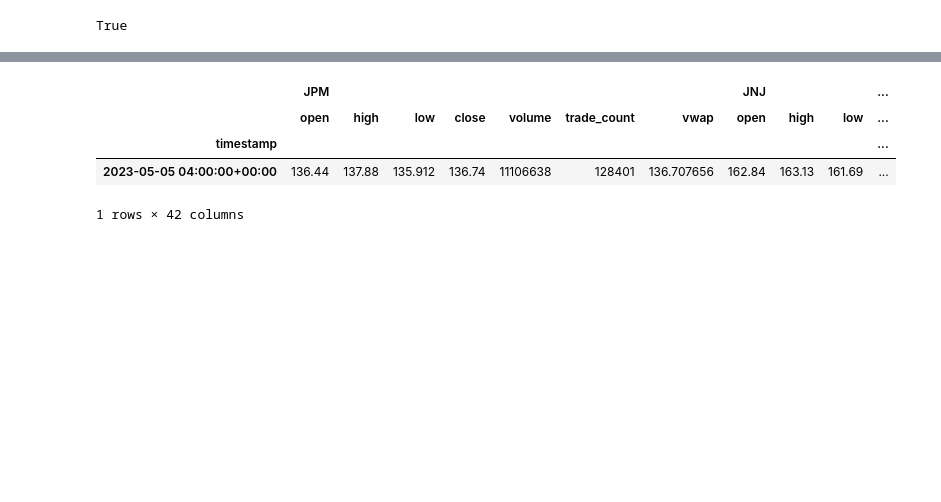
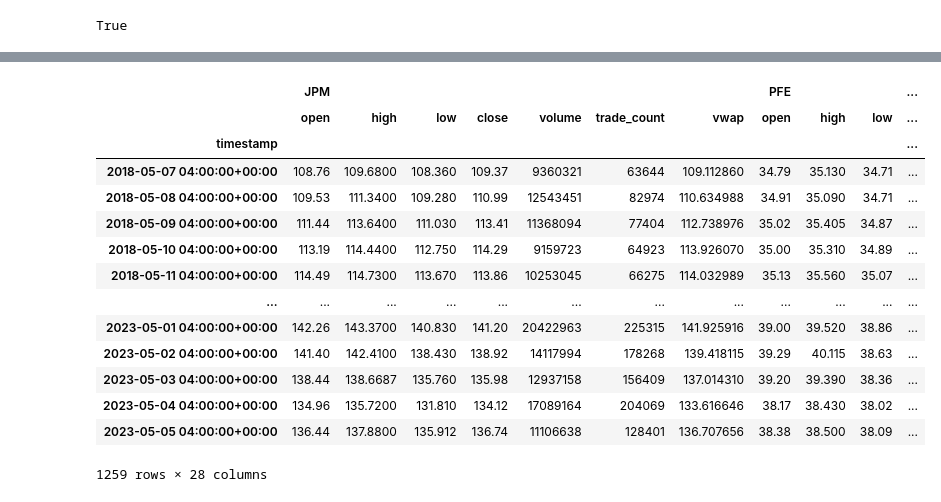
Before and after one commit to tashlui35/Project_1, a Jupyter notebook: code/groupProject.ipynb, the cells around one changed output, grey strips where cells are left out. Cells and saved outputs as stored; diff of their text form; code cells hidden in the pictures; blank space fills up the shorter version.

```diff
--- a/code/groupProject.ipynb
+++ b/code/groupProject.ipynb
@@ -34,3 +37,21 @@ api = tradeapi.REST(
     alpaca_secret_key,
     api_version = "v2"
 )
+# %%
+initial_investment = input('Please type in the total initial investment: $')
+
+stock_name1 = input('Please choose the stock you want to invest: JPM, JNJ, MSFT, RIO, PFE?')# Set weights
+stock1_weight = input(f"Please type in the weight to invest {stock_name1}")
+
+stock_name2 = input('Please choose the second stock you want to invest: JPM, JNJ, MSFT, RIO, PFE? ')
+stock2_weight = input(f"Please type in the weight to invest {stock_name2}")
+
+stock_name3 = input('Please choose the second stock you want to invest: JPM, JNJ, MSFT, RIO, PFE? ')
+stock3_weight = input(f"Please type in the weight to invest {stock_name3}")
+
+stock1_weight = float(stock1_weight)
+stock2_weight = float(stock2_weight)
+stock3_weight = float(stock3_weight)
+
+weights = [stock1_weight, stock2_weight, stock3_weight]
+initial_investment = int(initial_investment)
@@ -37,9 +66,10 @@ api = tradeapi.REST(
 # %%
 # Format todays date as ISO format
-today = pd.Timestamp("2023-05-05", tz="America/New_York").isoformat()
+start_date = pd.Timestamp("2018-05-07", tz="America/New_York").isoformat()
+end_date = pd.Timestamp("2023-05-07", tz="America/New_York").isoformat()
 
 # Set the tickers
-tickers = ['JPM','JNJ','MSFT','RIO','PFE','SPY']
+tickers = [stock_name1, stock_name2, stock_name3, 'SPY']
 
 # Set timeframe to "1Day" for Alpaca API
 timeframe = "1Day"
@@ -48,26 +78,40 @@ timeframe = "1Day"
 df_portfolio = api.get_bars(
     tickers,
     timeframe,
-    start = today,
-    end = today
+    start = start_date,
+    end = end_date
 ).df
 # %%
 # Reorganize the DataFrame
 # Separate ticker data
-JPM = df_portfolio[df_portfolio['symbol']=='JPM'].drop('symbol', axis=1)
-JNJ = df_portfolio[df_portfolio['symbol']=='JNJ'].drop('symbol', axis=1)
-MSFT = df_portfolio[df_portfolio['symbol']=='MSFT'].drop('symbol', axis=1)
-RIO = df_portfolio[df_portfolio['symbol']=='RIO'].drop('symbol', axis=1)
-PFE = df_portfolio[df_portfolio['symbol']=='PFE'].drop('symbol', axis=1)
+# JPM = df_portfolio[df_portfolio['symbol']=='JPM'].drop('symbol', axis=1)
+# JNJ = df_portfolio[df_portfolio['symbol']=='JNJ'].drop('symbol', axis=1)
+# MSFT = df_portfolio[df_portfolio['symbol']=='MSFT'].drop('symbol', axis=1)
+# RIO = df_portfolio[df_portfolio['symbol']=='RIO'].drop('symbol', axis=1)
+# PFE = df_portfolio[df_portfolio['symbol']=='PFE'].drop('symbol', axis=1)
 SPY = df_portfolio[df_portfolio['symbol']=='SPY'].drop('symbol', axis=1)
+stock1 = df_portfolio[df_portfolio['symbol']== stock_name1].drop('symbol', axis=1)
+stock2 = df_portfolio[df_portfolio['symbol']== stock_name2].drop('symbol', axis=1)
+stock3 = df_portfolio[df_portfolio['symbol']== stock_name3].drop('symbol', axis=1)
+
 # Concatenate the ticker DataFrames
-df_combined = pd.concat([JPM,JNJ,MSFT,RIO,PFE,SPY], axis=1, keys=['JPM','JNJ','MSFT','RIO','PFE','SPY'])
+df_combined = pd.concat([stock1,stock2,stock3,SPY], axis=1, keys=[stock_name1,stock_name2,stock_name3,'SPY'])
 df_combined
 # %% [output]
-|  | JPM |  |  |  |  |  |  | JNJ |  |  | ... |
+|  | JPM |  |  |  |  |  |  | PFE |  |  | ... |
 |  | open | high | low | close | volume | trade_count | vwap | open | high | low | ... |
 | timestamp |  |  |  |  |  |  |  |  |  |  | ... |
-| 2023-05-05 04:00:00+00:00 | 136.44 | 137.88 | 135.912 | 136.74 | 11106638 | 128401 | 136.707656 | 162.84 | 163.13 | 161.69 | ... |
+| 2018-05-07 04:00:00+00:00 | 108.76 | 109.6800 | 108.360 | 109.37 | 9360321 | 63644 | 109.112860 | 34.79 | 35.130 | 34.71 | ... |
+| 2018-05-08 04:00:00+00:00 | 109.53 | 111.3400 | 109.280 | 110.99 | 12543451 | 82974 | 110.634988 | 34.91 | 35.090 | 34.71 | ... |
+| 2018-05-09 04:00:00+00:00 | 111.44 | 113.6400 | 111.030 | 113.41 | 11368094 | 77404 | 112.738976 | 35.02 | 35.405 | 34.87 | ... |
+| 2018-05-10 04:00:00+00:00 | 113.19 | 114.4400 | 112.750 | 114.29 | 9159723 | 64923 | 113.926070 | 35.00 | 35.310 | 34.89 | ... |
+| 2018-05-11 04:00:00+00:00 | 114.49 | 114.7300 | 113.670 | 113.86 | 10253045 | 66275 | 114.032989 | 35.13 | 35.560 | 35.07 | ... |
+| ... | ... | ... | ... | ... | ... | ... | ... | ... | ... | ... | ... |
+| 2023-05-01 04:00:00+00:00 | 142.26 | 143.3700 | 140.830 | 141.20 | 20422963 | 225315 | 141.925916 | 39.00 | 39.520 | 38.86 | ... |
+| 2023-05-02 04:00:00+00:00 | 141.40 | 142.4100 | 138.430 | 138.92 | 14117994 | 178268 | 139.418115 | 39.29 | 40.115 | 38.63 | ... |
+| 2023-05-03 04:00:00+00:00 | 138.44 | 138.6687 | 135.760 | 135.98 | 12937158 | 156409 | 137.014310 | 39.20 | 39.390 | 38.36 | ... |
+| 2023-05-04 04:00:00+00:00 | 134.96 | 135.7200 | 131.810 | 134.12 | 17089164 | 204069 | 133.616646 | 38.17 | 38.430 | 38.02 | ... |
+| 2023-05-05 04:00:00+00:00 | 136.44 | 137.8800 | 135.912 | 136.74 | 11106638 | 128401 | 136.707656 | 38.38 | 38.500 | 38.09 | ... |
-1 rows × 42 columns
+1259 rows × 28 columns
 # %%
 # Pick JPM, JNJ, MSFT, RIO, and PFE close prices
```
Also changed, not shown: parts of 44 cells of this notebook.
